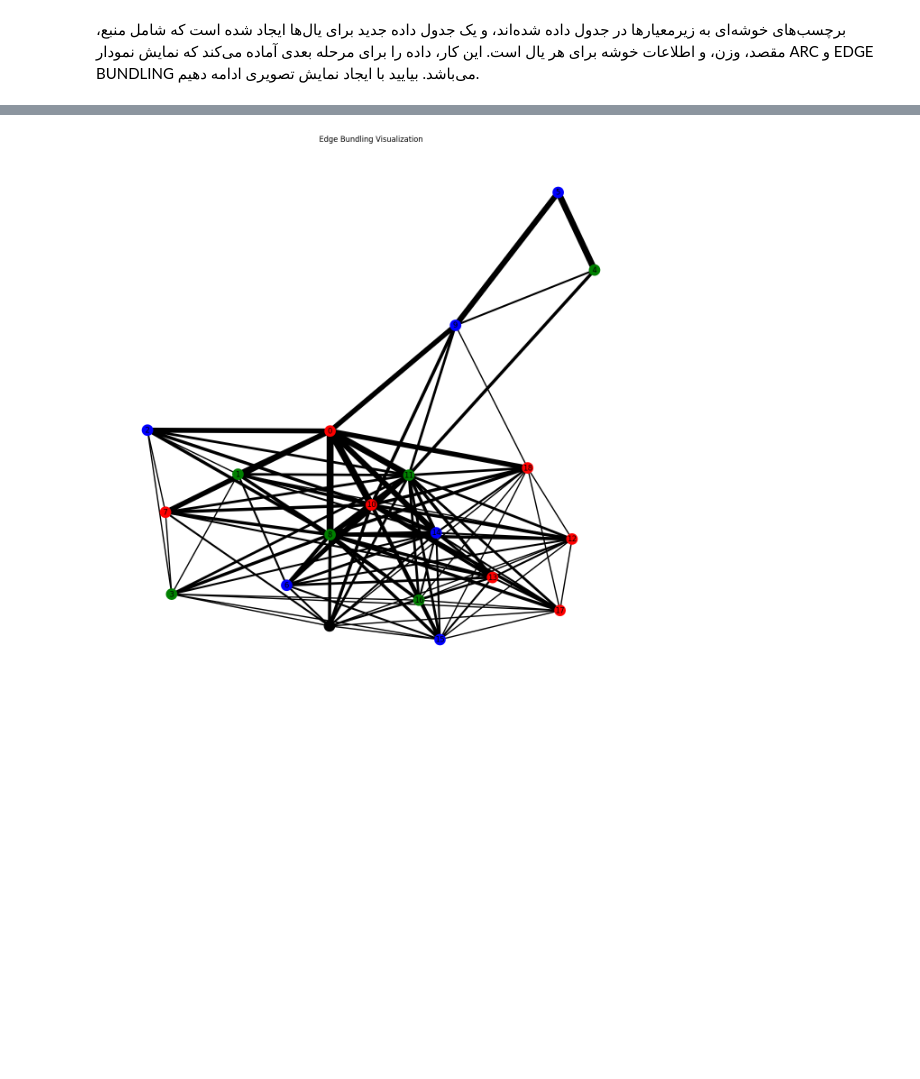
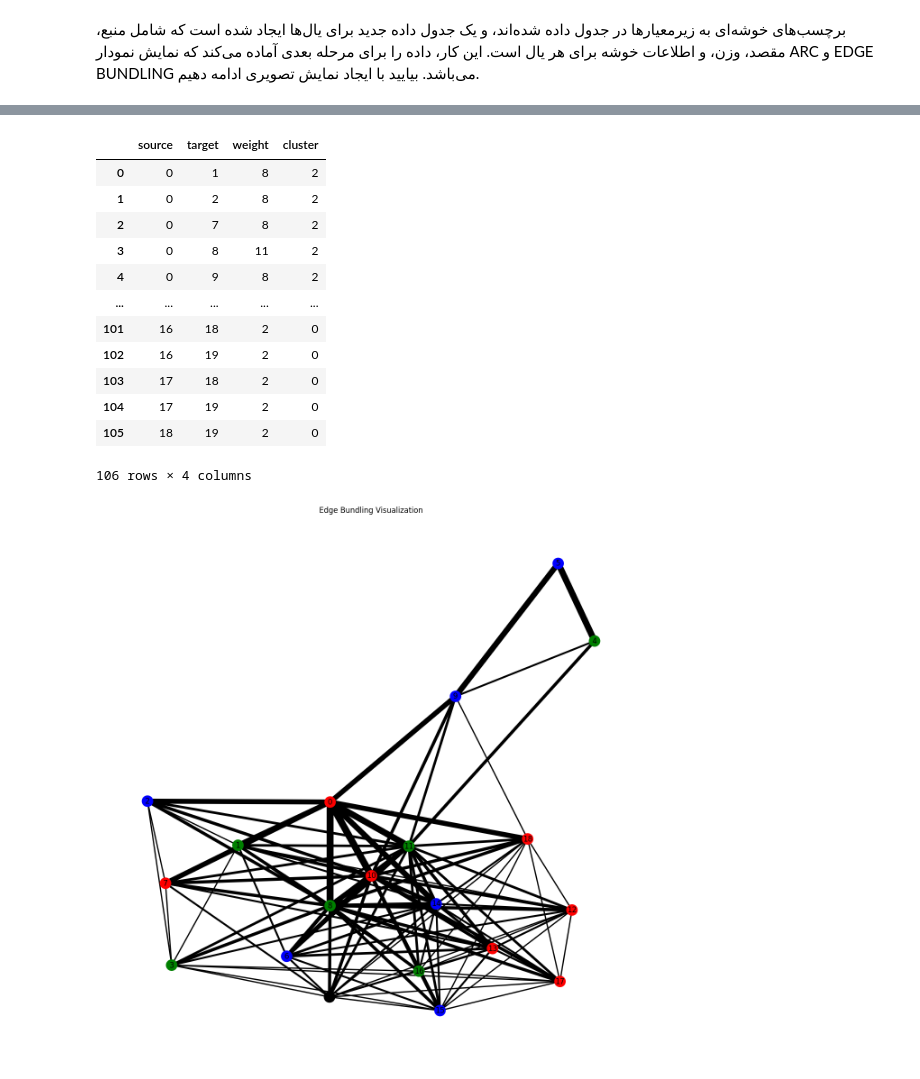
Before and after one commit to vatche-t/GraphMate, a Jupyter notebook: pipeline.ipynb, the cells around one changed output, grey strips where cells are left out. Saved outputs shown, nothing was run; the diff lists cells and outputs as text; code cells hidden in the pictures; blank space fills up the shorter version.

```diff
--- a/pipeline.ipynb
+++ b/pipeline.ipynb
@@ -142,3 +163,19 @@ hv.Chord(links).opts(
+# %%
+edges_df
+# %% [output]
+|  | source | target | weight | cluster |
+| 0 | 0 | 1 | 8 | 2 |
+| 1 | 0 | 2 | 8 | 2 |
+| 2 | 0 | 7 | 8 | 2 |
+| 3 | 0 | 8 | 11 | 2 |
+| 4 | 0 | 9 | 8 | 2 |
+| ... | ... | ... | ... | ... |
+| 101 | 16 | 18 | 2 | 0 |
+| 102 | 16 | 19 | 2 | 0 |
+| 103 | 17 | 18 | 2 | 0 |
+| 104 | 17 | 19 | 2 | 0 |
+| 105 | 18 | 19 | 2 | 0 |
+106 rows × 4 columns
 # %%
 import networkx as nx
 from itertools import cycle
```
Also changed, not shown: parts of 23 cells of this notebook.
